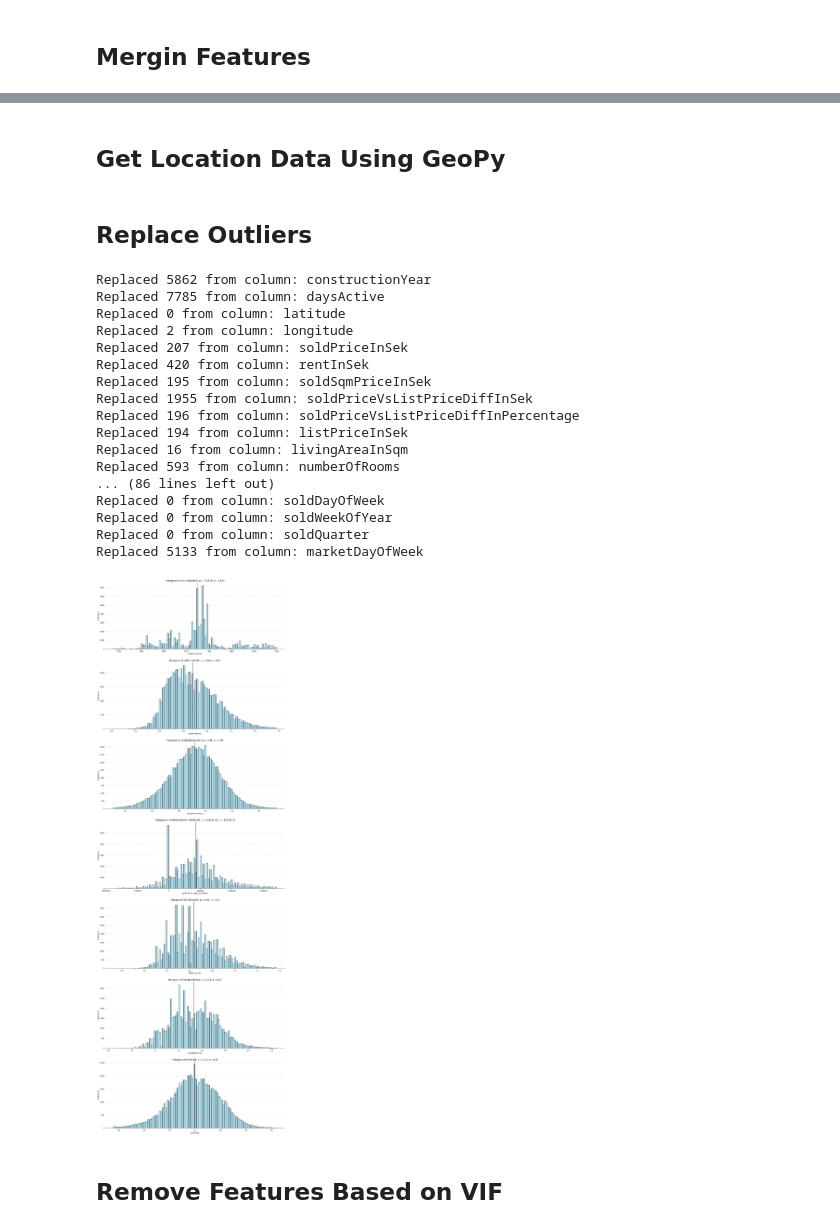
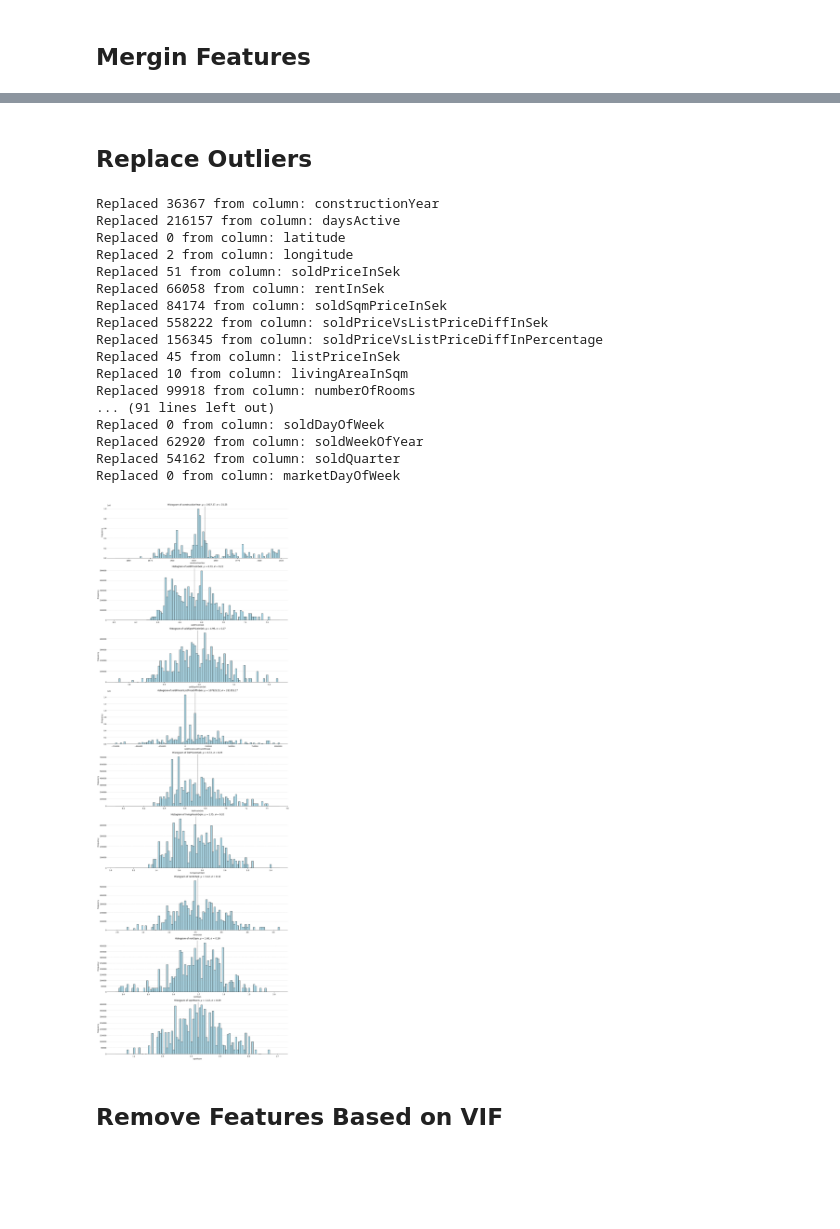
Before and after one commit to cfuru/Azure-Functions, a Jupyter notebook: func-booli-scraper-001/3_feature_engineering.ipynb, the cells around one changed output, grey strips where cells are left out. Drawn from its saved outputs; the diff is of its cells as text; code cells hidden in the pictures; blank space fills up the shorter version.

```diff
--- a/func-booli-scraper-001/3_feature_engineering.ipynb
+++ b/func-booli-scraper-001/3_feature_engineering.ipynb
@@ -165,0 +167,5 @@ See the caveats in the documentation: https://pandas.pydata.org/pandas-docs/stab
+# %%
+df_rentSqm = df.copy()
+df_rentSqm = df_rentSqm[["rentInSek", "livingAreaInSqm"]]
+df_rentSqm["rentSqm"] = df.rentInSek / df.livingAreaInSqm
+df_rentSqm.head()
@@ -165,0 +182,5 @@ See the caveats in the documentation: https://pandas.pydata.org/pandas-docs/stab
+# %%
+df_sqmRoom = df.copy()
+df_sqmRoom = df_sqmRoom[["numberOfRooms", "livingAreaInSqm"]]
+df_sqmRoom["sqmRoom"] = df.livingAreaInSqm / df.numberOfRooms
+df_sqmRoom.head()
@@ -180,0 +197,5 @@ df_values.describe()
+# %%
+value_columns = ["constructionYear", "daysActive", "latitude", "longitude", "soldPriceInSek", "rentInSek", "soldSqmPriceInSek", "soldPriceVsListPriceDiffInSek", "soldPriceVsListPriceDiffInPercentage", "listPriceInSek", "livingAreaInSqm", "numberOfRooms", "floorNumber"]
+df_values = df[value_columns]
+df_values = df.merge(df_rentSqm["rentSqm"], on = "booliId", how = "inner").merge(df_sqmRoom["sqmRoom"], on = "booliId", how = "inner")
+df_values.describe()
@@ -185,8 +216,8 @@ def set_log_transform_on_column(df, columns):
 
     return df
 
-log_columns = ["daysActive", "soldPriceInSek", "soldSqmPriceInSek", "listPriceInSek", "livingAreaInSqm", "rentInSek"]
+log_columns = ["daysActive", "soldPriceInSek", "soldSqmPriceInSek", "listPriceInSek", "livingAreaInSqm", "rentInSek", "rentSqm", "sqmRoom"]
 
 df_values = set_log_transform_on_column(df_values, log_columns)
-df_values.describe()
+df_values[log_columns].describe()
 # %% [output]
@@ -272,2 +299,0 @@ df_features.describe()
-# %% [markdown]
-## Get Location Data Using GeoPy
@@ -306,34 +321,36 @@ def replace_outliers_with_mean_using_IQR(df):
 
 df_features = replace_outliers_with_mean_using_IQR(df_features)
 # %% [output]
-Replaced 5862 from column: constructionYear
-Replaced 7785 from column: daysActive
+Replaced 36367 from column: constructionYear
+Replaced 216157 from column: daysActive
 Replaced 0 from column: latitude
 Replaced 2 from column: longitude
-Replaced 207 from column: soldPriceInSek
-Replaced 420 from column: rentInSek
-Replaced 195 from column: soldSqmPriceInSek
-Replaced 1955 from column: soldPriceVsListPriceDiffInSek
-Replaced 196 from column: soldPriceVsListPriceDiffInPercentage
-Replaced 194 from column: listPriceInSek
-Replaced 16 from column: livingAreaInSqm
-Replaced 593 from column: numberOfRooms
-... (86 lines left out)
+Replaced 51 from column: soldPriceInSek
+Replaced 66058 from column: rentInSek
+Replaced 84174 from column: soldSqmPriceInSek
+Replaced 558222 from column: soldPriceVsListPriceDiffInSek
+Replaced 156345 from column: soldPriceVsListPriceDiffInPercentage
+Replaced 45 from column: listPriceInSek
+Replaced 10 from column: livingAreaInSqm
+Replaced 99918 from column: numberOfRooms
+... (91 lines left out)
 Replaced 0 from column: soldDayOfWeek
-Replaced 0 from column: soldWeekOfYear
-Replaced 0 from column: soldQuarter
-Replaced 5133 from column: marketDayOfWeek
+Replaced 62920 from column: soldWeekOfYear
+Replaced 54162 from column: soldQuarter
+Replaced 0 from column: marketDayOfWeek
 # %%
-fig, axs = plt.subplots(nrows = 7, figsize = (18,55))
+fig, axs = plt.subplots(nrows = 9, figsize = (18,55))
 plot_distribution(df_features, "constructionYear", axs[0])
 plot_distribution(df_features, "soldPriceInSek", axs[1])
 plot_distribution(df_features, "soldSqmPriceInSek", axs[2])
 plot_distribution(df_features, "soldPriceVsListPriceDiffInSek", axs[3])
 plot_distribution(df_features, "listPriceInSek", axs[4])
 plot_distribution(df_features, "livingAreaInSqm", axs[5])
 plot_distribution(df_features, "rentInSek", axs[6])
+plot_distribution(df_features, "rentSqm", axs[7])
+plot_distribution(df_features, "sqmRoom", axs[8])
 # %% [output]
-[figure, old version]
+[figure, new version]
 # %% [markdown]
 ## Remove Features Based on VIF
 # %%
```
Also changed, not shown: parts of 17 cells of this notebook.
